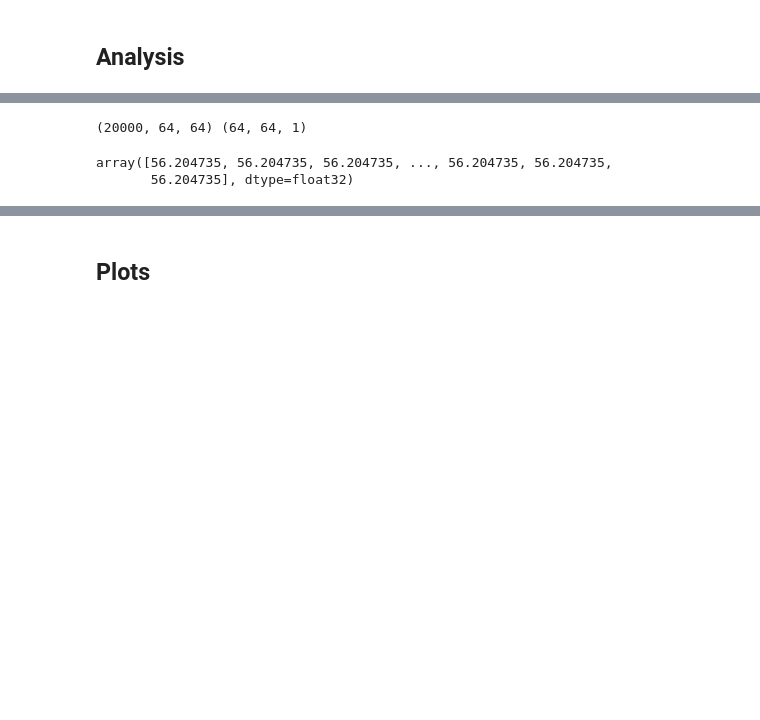
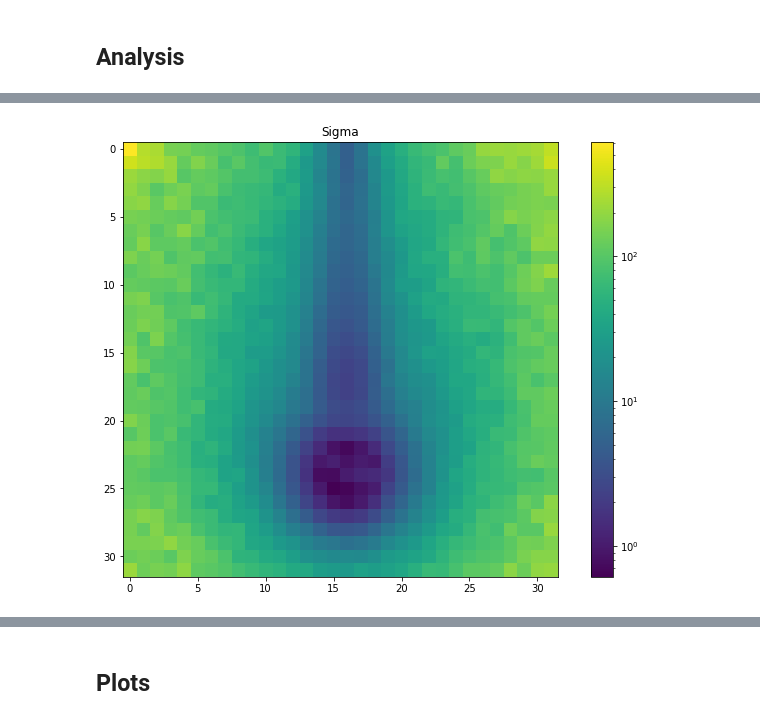
Before and after one commit to imdinu/pae-lhco, a Jupyter notebook: notebooks/cnnpae.ipynb, the cells around one changed output, grey strips where cells are left out. Saved outputs shown, nothing was run; the diff lists cells and outputs as text; code cells hidden in the pictures; blank space fills up the shorter version.

```diff
--- a/notebooks/cnnpae.ipynb
+++ b/notebooks/cnnpae.ipynb
@@ -144,0 +85,11 @@ fig.show('vscode')
+# %%
+vmin = np.min([dataset[key].min() for key in ['x_train', 'x_valid']])
+vmax = np.max([dataset[key].max() for key in ['x_train', 'x_valid']])
+eps = 1e-6
+print(vmin, vmax)
+
+def rescale(x):
+    return x
+
+for key in ['x_train', 'x_test', 'x_valid']:
+    dataset[key] = rescale(dataset[key][:,:,:,:2])
@@ -344,6 +305,31 @@ with tf.device("/device:CPU:0"):
+# %%
+def reco_error(x):
+    return np.square(np.log(pae.ae.predict(x)+1)-np.log(x+1))
+
+def anomaly_score(x):
+    """Calculates the anomaly scores for the input data"""
+    sigma = np.mean(reco_error(dataset['x_valid']), axis=0)**(-1)
+    mse = np.square(pae.ae.predict(x)-x)
+    z = pae.ae.encode(x)
+    byz = pae.nf.inverse(z)
+    detJ = pae.nf.inverse_log_det_jacobian(z)
+    ascore = -0.5*np.mean(mse*sigma, axis=(1,2,3)) - \
+            0.5*np.linalg.norm(byz,axis=1)**2 + detJ
+    return ascore
+# %%
+sigma = np.mean(reco_error(dataset['x_valid']), axis=0)**(-1)
+fig, ax = plt.subplots(figsize=(12,8))
+plt.title('Sigma')
+im = plt.imshow(sigma[:,:,0], norm=LogNorm())
+fig.colorbar(im, ax=ax)
+plt.show()
+# %% [output]
+[figure, added]
 # %%
 with tf.device("/device:CPU:0"):
-    ascore = -0.5*np.mean(np.dot(mse,sigma.squeeze(-1)**(-1)), axis=(1,2)) - \
-            0.5*np.linalg.norm(byz,axis=1)**2 + detJ
+    sigma = np.mean(reco_error(dataset['x_valid']), axis = 0)**(-1)
+    mse_test = reco_error(dataset['x_test'])
+    test_mse = np.mean(mse_test*sigma, axis=(1,2,3))
+
+    mse_train = reco_error(dataset['x_train'])
+    train_mse = np.mean(mse_train*sigma, axis=(1,2,3))
-# %% [output]
-(20000, 64, 64) (64, 64, 1)
@@ -364,5 +339,0 @@ with tf.device("/device:CPU:0"):
-# %%
-detJ
-# %% [output]
-array([56.204735, 56.204735, 56.204735, ..., 56.204735, 56.204735,
-       56.204735], dtype=float32)
```
Also changed, not shown: parts of 28 cells of this notebook.
